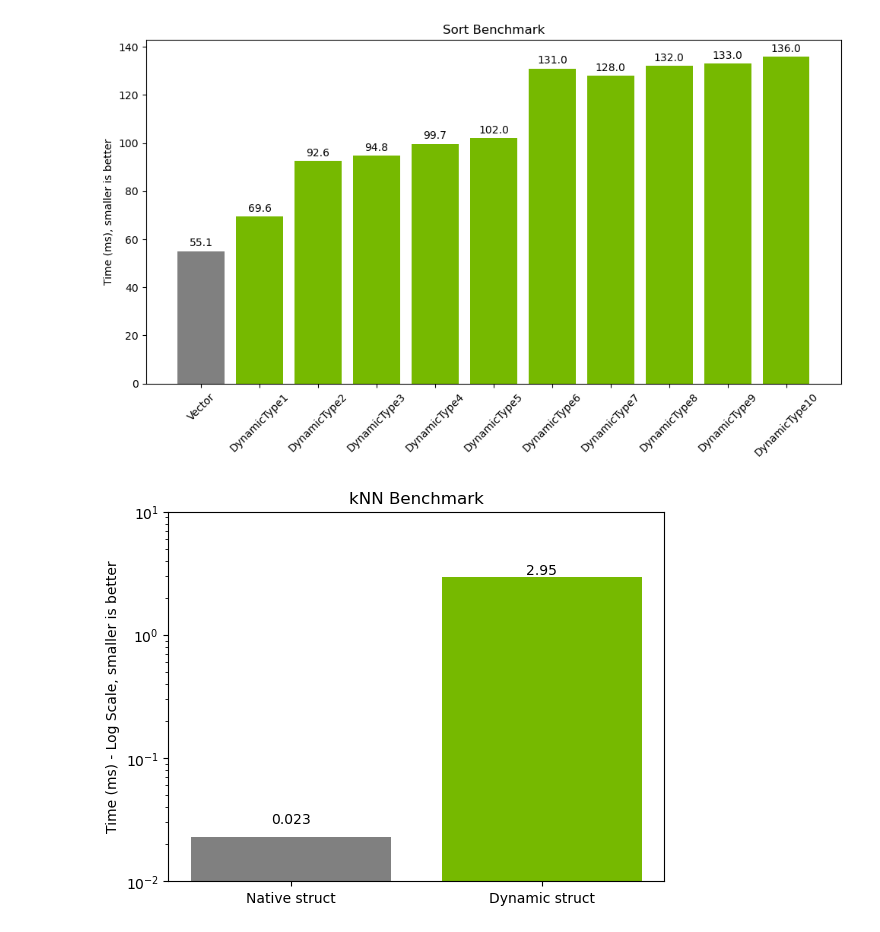
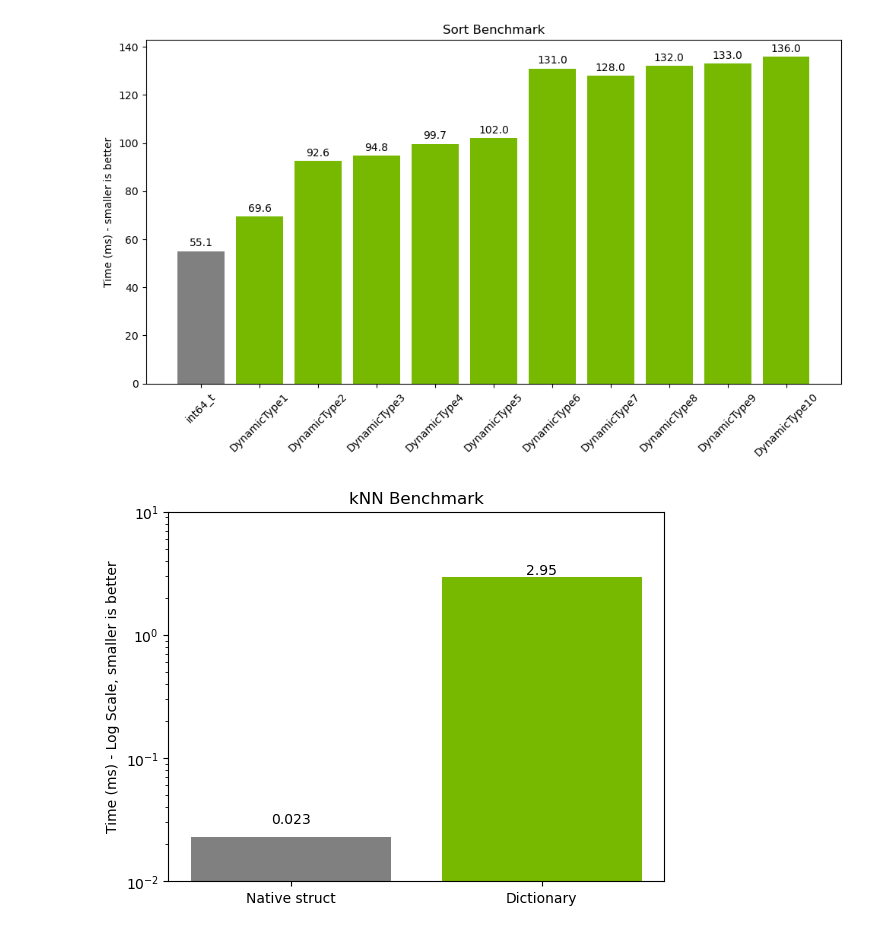
Before and after one commit to zasdfgbnm/things, a Jupyter notebook: 2023/dynamic_type_benchmark.ipynb, the cells around one changed output. Saved outputs shown, nothing was run; the diff lists cells and outputs as text; code cells hidden in the pictures.

```diff
--- a/2023/dynamic_type_benchmark.ipynb
+++ b/2023/dynamic_type_benchmark.ipynb
@@ -1,6 +1,6 @@
 # %%
 import matplotlib.pyplot as plt
-sort_labels = ['Vector', 'DynamicType1', 'DynamicType2', 'DynamicType3',
+sort_labels = ['int64_t', 'DynamicType1', 'DynamicType2', 'DynamicType3',
                'DynamicType4', 'DynamicType5', 'DynamicType6', 'DynamicType7',
                'DynamicType8', 'DynamicType9', 'DynamicType10']
 sort_times = [55.1, 69.6, 92.6, 94.8, 99.7, 102, 131, 128, 132, 133, 136]
@@ -8,7 +8,7 @@ sort_times = [55.1, 69.6, 92.6, 94.8, 99.7, 102, 131, 128, 132, 133, 136]
 colors = ['grey'] + ['#76b900'] * (len(sort_labels) - 1)
 plt.figure(figsize=(10,6))  # Increase the size for better visualization
 bars = plt.bar(sort_labels, sort_times, color=colors)
-plt.ylabel('Time (ms), smaller is better')
+plt.ylabel('Time (ms) - smaller is better')
 plt.title('Sort Benchmark')
 plt.xticks(rotation=45)    # Rotate labels for better visualization
 # Annotate each bar with its height (the time value)
@@ -24,21 +24,21 @@ plt.show()
 # %%
 import matplotlib.pyplot as plt
 
-knn_labels = ['Native struct', 'Dynamic struct']
+knn_labels = ['Native struct', 'Dictionary']
 knn_times = [0.023, 2.95]
 
 bars = plt.bar(knn_labels, knn_times, color=['grey', '#76b900'])
 plt.yscale('log')  # Set the y-axis to a logarithmic scale
 plt.ylabel('Time (ms) - Log Scale, smaller is better')
 plt.ylim(0.01, 10)
 
 for bar in bars:
     yval = bar.get_height()
     plt.text(bar.get_x() + bar.get_width()/2, yval + 0.005, round(yval, 3), ha='center', va='bottom')
 
 
 plt.title('kNN Benchmark')
 plt.savefig("benchmark-knn.png")
 plt.show()
 # %% [output]
-[figure, old version]
+[figure, new version]
```
